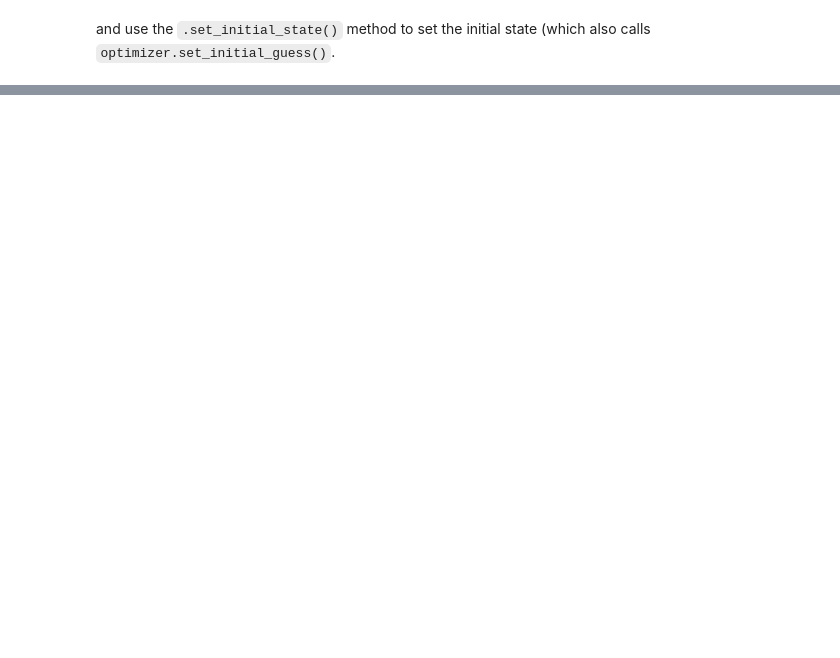
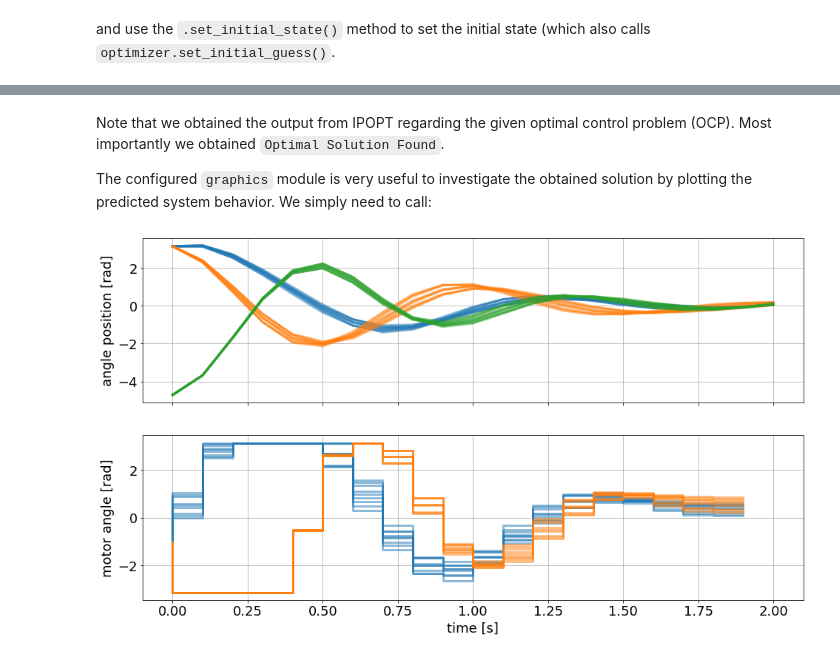
Before and after one commit to do-mpc/do-mpc, a Jupyter notebook: new_version/docs/source/getting_started.ipynb, the cells around one changed output, grey strips where cells are left out. Cells and saved outputs as stored; diff of their text form; code cells hidden in the pictures; blank space fills up the shorter version.

```diff
--- a/new_version/docs/source/getting_started.ipynb
+++ b/new_version/docs/source/getting_started.ipynb
@@ -305,5 +323,5 @@ x0 = np.array([1, -1, 1.5, 1, -1, 1]).reshape(-1,1)
 # %% [markdown]
 and use the `.set_initial_state()` method to set the initial state (which also calls `optimizer.set_initial_guess()`.
 # %%
-simulator.set_initial_state(x0)
-optimizer.set_initial_state(x0)
+simulator.set_initial_state(x0, reset_history=True)
+optimizer.set_initial_state(x0, reset_history=True)
@@ -311,0 +333,7 @@ we can now let the following loop run:
+# %%
+import matplotlib.pyplot as plt
+import matplotlib as mpl
+# Customizing Matplotlib:
+mpl.rcParams['font.size'] = 18
+mpl.rcParams['lines.linewidth'] = 3
+mpl.rcParams['axes.grid'] = True
@@ -311,0 +346,5 @@ we can now let the following loop run:
+# %%
+%%capture
+# We just want to create the plot and not show it right now. This "inline magic" surpresses the output.
+fig, ax = plt.subplots(2, sharex=True, figsize=(16,9))
+fig.align_ylabels()
@@ -311,0 +355,14 @@ we can now let the following loop run:
+# %%
+%%capture
+# Plot the angle positions (phi_1, phi_2, phi_2) on the first axis:
+graphics.add_line(var_type='_x', var_name='phi_1', axis=ax[0])
+graphics.add_line(var_type='_x', var_name='phi_2', axis=ax[0])
+graphics.add_line(var_type='_x', var_name='phi_3', axis=ax[0])
+ax[0].set_ylabel('angle position [rad]')
+
+# Plot the set motor positions (phi_m_1_set, phi_m_2_set) on the second axis:
+graphics.add_line(var_type='_u', var_name='phi_m_1_set', axis=ax[1])
+graphics.add_line(var_type='_u', var_name='phi_m_2_set', axis=ax[1])
+ax[1].set_ylabel('motor angle [rad]')
+
+ax[1].set_xlabel('time [s]')
@@ -311,0 +411,16 @@ we can now let the following loop run:
+# %% [markdown]
+Note that we obtained the output from IPOPT regarding the given optimal control problem (OCP). Most importantly we obtained `Optimal Solution Found`.
+
+The configured `graphics` module is very useful to investigate the obtained solution by plotting the predicted system behavior. We simply need to call:
+# %%
+graphics.reset_axes()
+lines = graphics.plot_predictions(optimizer.data, alpha=0.5)
+# Autoscale the axis:
+ax[0].relim()
+ax[0].autoscale()
+ax[1].relim()
+ax[1].autoscale()
+# Show the figure:
+fig
+# %% [output]
+[figure, added]
```
Also changed, not shown: parts of 48 cells of this notebook, 2 other files.
